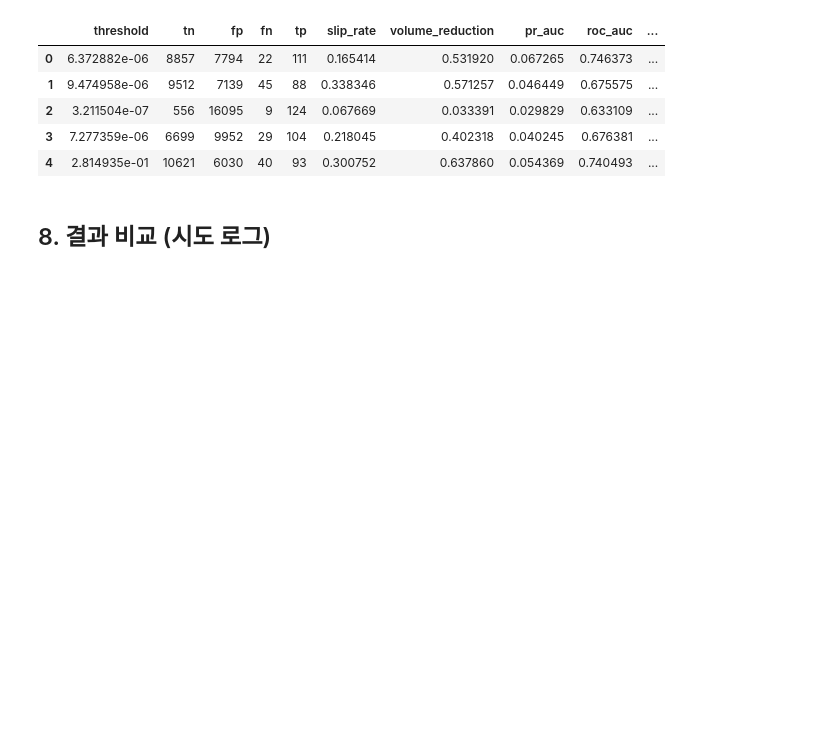
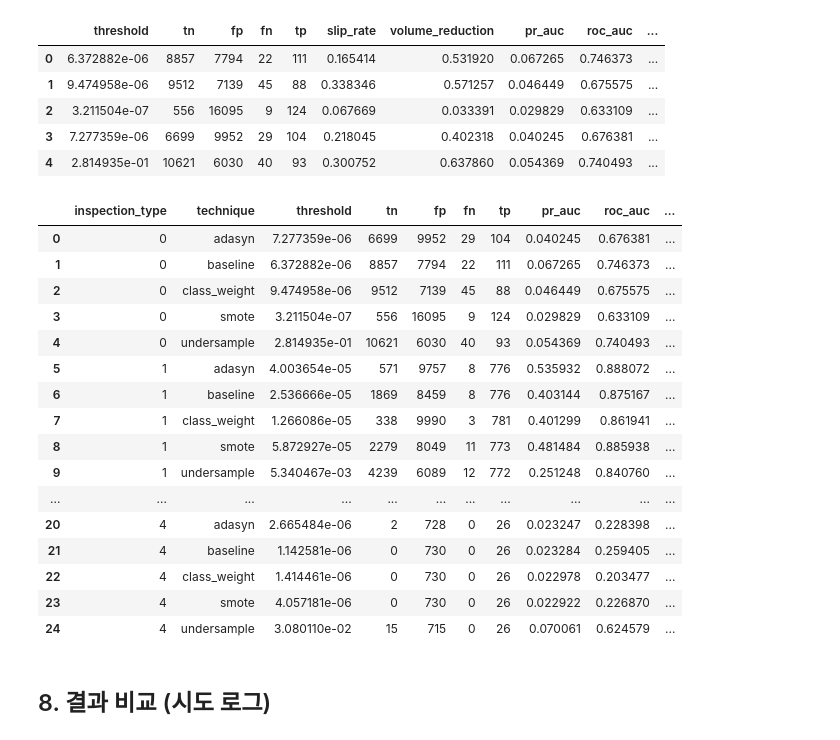
Before and after one commit to hakeee0331/seiemens_aoi_ML_practice, a Jupyter notebook: notebooks/0824_lsw_004_imbalance_handling.ipynb, the cells around one changed output. Drawn from its saved outputs; the diff is of its cells as text; code cells hidden in the pictures; blank space fills up the shorter version.

```diff
--- a/notebooks/0824_lsw_004_imbalance_handling.ipynb
+++ b/notebooks/0824_lsw_004_imbalance_handling.ipynb
@@ -387,6 +387,28 @@ imbalance_results_df.head()
 | 2 | 3.211504e-07 | 556 | 16095 | 9 | 124 | 0.067669 | 0.033391 | 0.029829 | 0.633109 | ... |
 | 3 | 7.277359e-06 | 6699 | 9952 | 29 | 104 | 0.218045 | 0.402318 | 0.040245 | 0.676381 | ... |
 | 4 | 2.814935e-01 | 10621 | 6030 | 40 | 93 | 0.300752 | 0.637860 | 0.054369 | 0.740493 | ... |
+# %%
+detail_columns = ["inspection_type", "technique", "threshold", "tn", "fp", "fn", "tp", "pr_auc", "roc_auc", "slip_rate", "volume_reduction"]
+imbalance_detail_df = imbalance_results_df[detail_columns].sort_values(["inspection_type", "technique"]).reset_index(drop=True)
+imbalance_detail_df
+# %% [output]
+|  | inspection_type | technique | threshold | tn | fp | fn | tp | pr_auc | roc_auc | ... |
+| 0 | 0 | adasyn | 7.277359e-06 | 6699 | 9952 | 29 | 104 | 0.040245 | 0.676381 | ... |
+| 1 | 0 | baseline | 6.372882e-06 | 8857 | 7794 | 22 | 111 | 0.067265 | 0.746373 | ... |
+| 2 | 0 | class_weight | 9.474958e-06 | 9512 | 7139 | 45 | 88 | 0.046449 | 0.675575 | ... |
+| 3 | 0 | smote | 3.211504e-07 | 556 | 16095 | 9 | 124 | 0.029829 | 0.633109 | ... |
+| 4 | 0 | undersample | 2.814935e-01 | 10621 | 6030 | 40 | 93 | 0.054369 | 0.740493 | ... |
+| 5 | 1 | adasyn | 4.003654e-05 | 571 | 9757 | 8 | 776 | 0.535932 | 0.888072 | ... |
+| 6 | 1 | baseline | 2.536666e-05 | 1869 | 8459 | 8 | 776 | 0.403144 | 0.875167 | ... |
+| 7 | 1 | class_weight | 1.266086e-05 | 338 | 9990 | 3 | 781 | 0.401299 | 0.861941 | ... |
+| 8 | 1 | smote | 5.872927e-05 | 2279 | 8049 | 11 | 773 | 0.481484 | 0.885938 | ... |
+| 9 | 1 | undersample | 5.340467e-03 | 4239 | 6089 | 12 | 772 | 0.251248 | 0.840760 | ... |
+| ... | ... | ... | ... | ... | ... | ... | ... | ... | ... | ... |
+| 20 | 4 | adasyn | 2.665484e-06 | 2 | 728 | 0 | 26 | 0.023247 | 0.228398 | ... |
+| 21 | 4 | baseline | 1.142581e-06 | 0 | 730 | 0 | 26 | 0.023284 | 0.259405 | ... |
+| 22 | 4 | class_weight | 1.414461e-06 | 0 | 730 | 0 | 26 | 0.022978 | 0.203477 | ... |
+| 23 | 4 | smote | 4.057181e-06 | 0 | 730 | 0 | 26 | 0.022922 | 0.226870 | ... |
+| 24 | 4 | undersample | 3.080110e-02 | 15 | 715 | 0 | 26 | 0.070061 | 0.624579 | ... |
 # %% [markdown]
 ## 8. 결과 비교 (시도 로그)
 # %%
```
Also changed, not shown: 3 other files.
